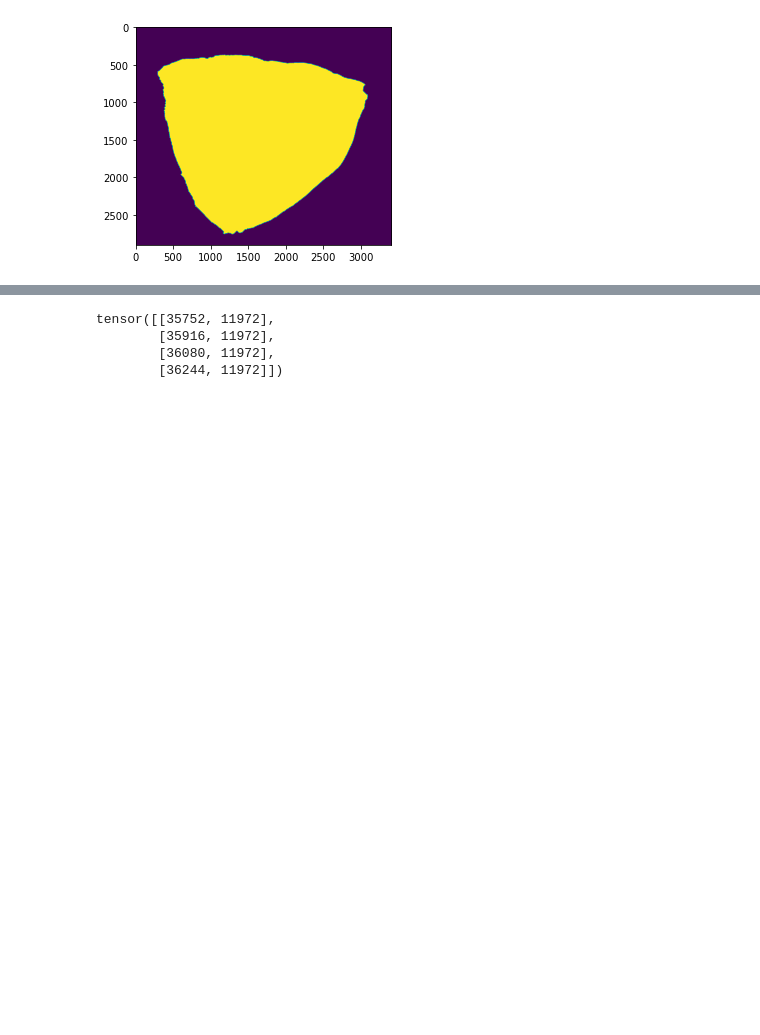
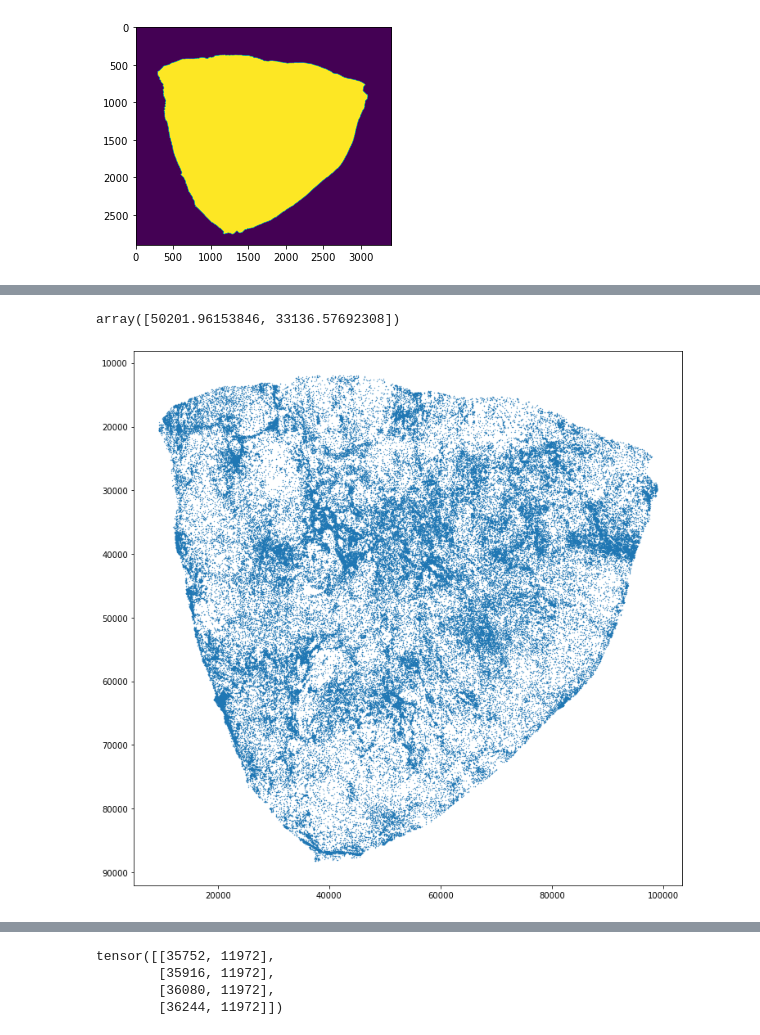
Before and after one commit to RensterMaat/premium_pathology, a Jupyter notebook: hovernet_re/03_wsi.ipynb, the cells around one changed output, grey strips where cells are left out. Cells and saved outputs as stored; diff of their text form; code cells hidden in the pictures; blank space fills up the shorter version.

```diff
--- a/hovernet_re/03_wsi.ipynb
+++ b/hovernet_re/03_wsi.ipynb
@@ -195,0 +216,12 @@ annotations
+# %%
+import json
+from pathlib import Path
+
+r = Path(r'/data/data/pathology/isala/re_hovernet_output')
+
+data = []
+
+for file in r.iterdir():
+    with open(file) as f:
+        annotations = json.load(f)
+    data.extend(annotations)
@@ -195,0 +233,26 @@ annotations
+# %%
+import numpy as np
+
+center_of_mass = np.array(data[0]['geometry']['coordinates']).mean(axis=(0,1))
+# %% [output]
+array([50201.96153846, 33136.57692308])
+# %%
+coms = []
+for annotation in data:
+    if annotation['properties']['classification']['name'] == 'inflam':
+        center_of_mass = np.array(annotation['geometry']['coordinates']).mean(axis=(0,1))
+        coms.append(center_of_mass)
+
+coms = np.stack(coms)
+# %%
+import matplotlib.pyplot as plt
+
+plt.figure(figsize=(12,12))
+plt.scatter(coms[:,0],coms[:,1], s=0.1)
+
+ax = plt.gca()
+ax.invert_yaxis()
+
+plt.show()
+# %% [output]
+[figure, added]
```
Also changed, not shown: parts of 13 cells of this notebook, 27 other files.
